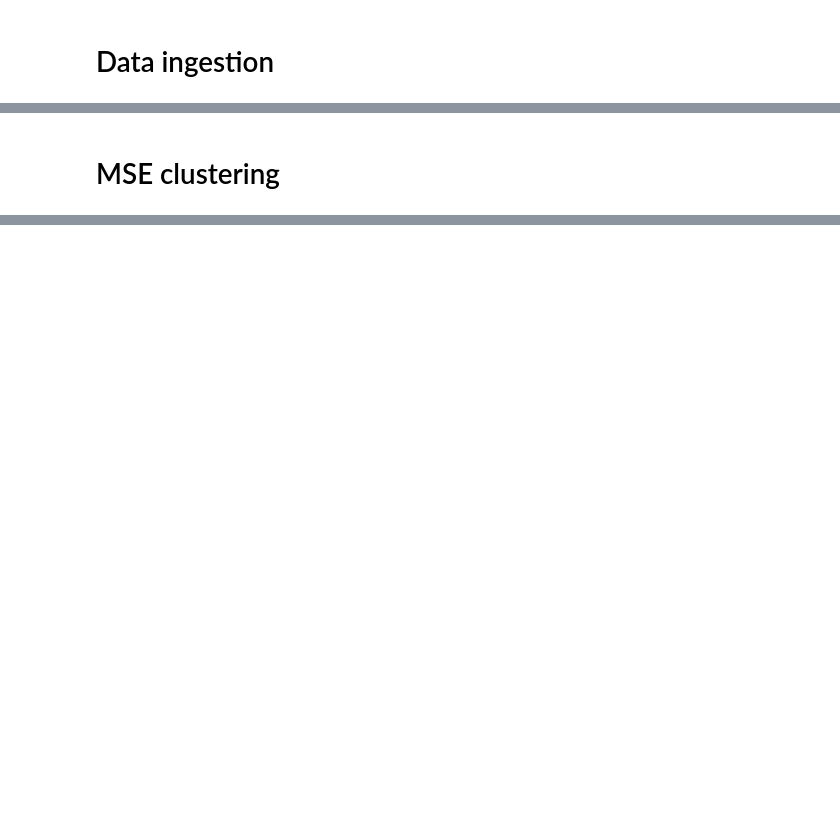
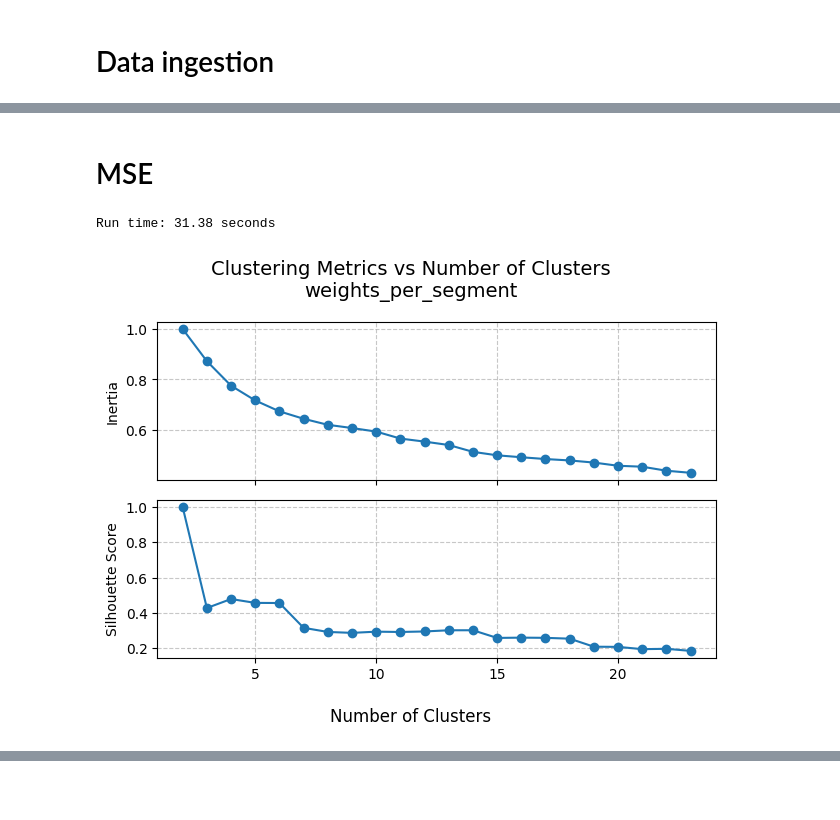
Before and after one commit to ed-ortizm/xai-astronomy, a Jupyter notebook: paper/results/03_02_clustering_explanation_weights.ipynb, the cells around one changed output, grey strips where cells are left out. Drawn from its saved outputs; the diff is of its cells as text; code cells hidden in the pictures; blank space fills up the shorter version.

```diff
--- a/paper/results/03_02_clustering_explanation_weights.ipynb
+++ b/paper/results/03_02_clustering_explanation_weights.ipynb
@@ -81,2 +119,2 @@ ae_model = AutoEncoder(
 # %% [markdown]
-# MSE clustering
+# MSE
@@ -95,0 +121,54 @@ for n in n_clusters:
+# %%
+score_name = "mse_noRel100"
+explanation_run_id = "20250427190650_uniform_5000_scale"
+
+
+anomalies_array = np.load(
+    f"{spectra_dir}/{bin_id}/{score_name}/top_anomalies.npy",
+    mmap_mode="r"
+)
+
+anomalies_df = pd.read_csv(
+    f"{spectra_dir}/{bin_id}/{score_name}/top_anomalies.csv.gz",
+    index_col="specobjid",
+)
+
+weights = np.load(
+    f"{explanations_dir}/{bin_id}/{score_name}/weights_{explanation_run_id}.npy",
+)
+# %%
+weights_per_segment = get_weights_per_segments(weights=weights, n_segments=128)
+# Create a list to store the evaluation metric values
+X = weights_per_segment
+n_clusters = 24
+
+inertias, silhouette_scores = clustering_inertias_silhouette(
+    X=X, n_clusters=n_clusters
+)
+
+inertias = np.array(inertias) / np.max(inertias)
+silhouette_scores = np.array(silhouette_scores) \
+    / np.max(silhouette_scores)
+
+fig, axs = plt.subplots(2, 1, figsize=None, sharex=True)
+axs[0].plot(range(2, n_clusters), inertias, '-o')
+axs[1].plot(range(2, n_clusters), silhouette_scores, '-o')
+# Add grid to each axis
+for ax in axs:
+    ax.grid(True, axis='both', linestyle='--', alpha=0.7)
+# Add labels
+axs[0].set_ylabel("Inertia")
+axs[1].set_ylabel("Silhouette Score")
+
+# Shared x-label and title
+fig.supxlabel("Number of Clusters")
+fig.suptitle(
+    "Clustering Metrics vs Number of Clusters\nweights_per_segment",
+    fontsize=14
+)
+
+plt.tight_layout()
+plt.show()
+# %% [output]
+Run time: 31.38 seconds
+[figure, added]
```
Also changed, not shown: parts of 21 cells of this notebook, 1 other file.
